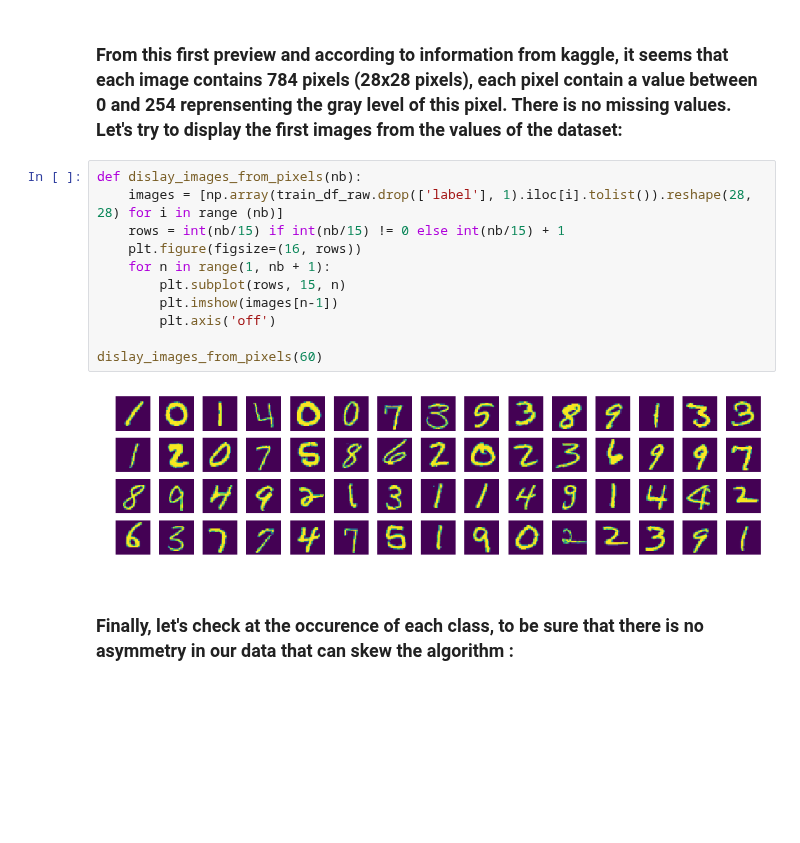
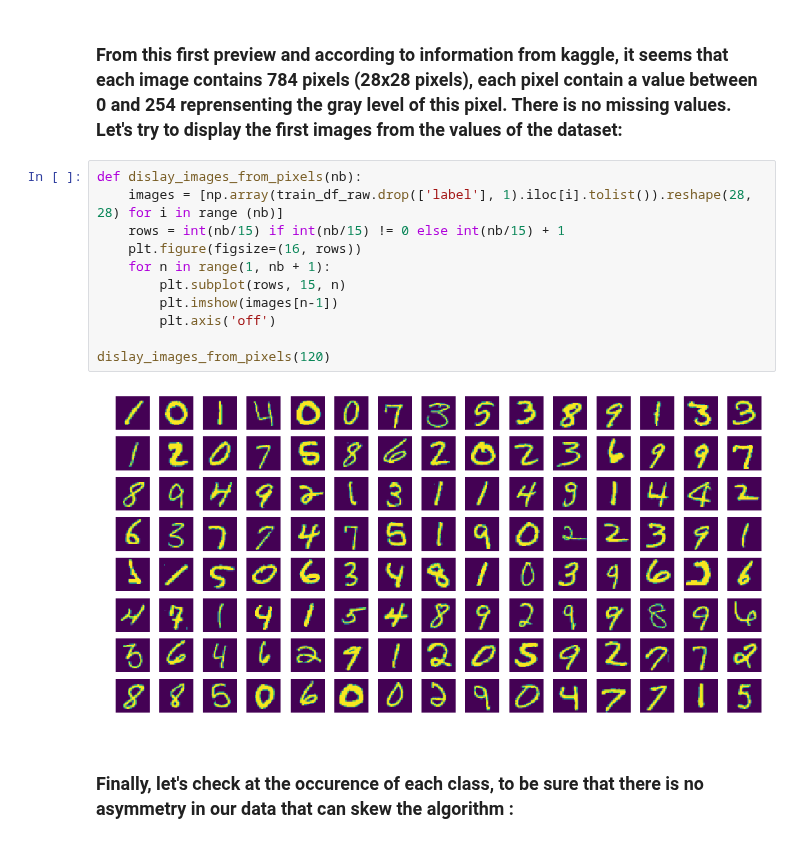
Before and after one commit to nicohlr/kaggle, a Jupyter notebook: digit-recognizer/keras_cnn_tutorial.ipynb, the cells around one changed output. Saved outputs shown, nothing was run; the diff lists cells and outputs as text; blank space fills up the shorter version.

```diff
--- a/digit-recognizer/keras_cnn_tutorial.ipynb
+++ b/digit-recognizer/keras_cnn_tutorial.ipynb
@@ -93,16 +95,16 @@ False
 # %%
 def dislay_images_from_pixels(nb):
     images = [np.array(train_df_raw.drop(['label'], 1).iloc[i].tolist()).reshape(28, 28) for i in range (nb)]
     rows = int(nb/15) if int(nb/15) != 0 else int(nb/15) + 1
     plt.figure(figsize=(16, rows))
     for n in range(1, nb + 1):
         plt.subplot(rows, 15, n)
         plt.imshow(images[n-1])
         plt.axis('off')
 
-dislay_images_from_pixels(60)
+dislay_images_from_pixels(120)
 # %% [output]
-[figure, old version]
+[figure, new version]
 # %% [markdown]
 ### Finally, let's check at the occurence of each class, to be sure that there is no asymmetry in our data that can skew the algorithm :
 # %%
```
Also changed, not shown: parts of 7 cells of this notebook.
